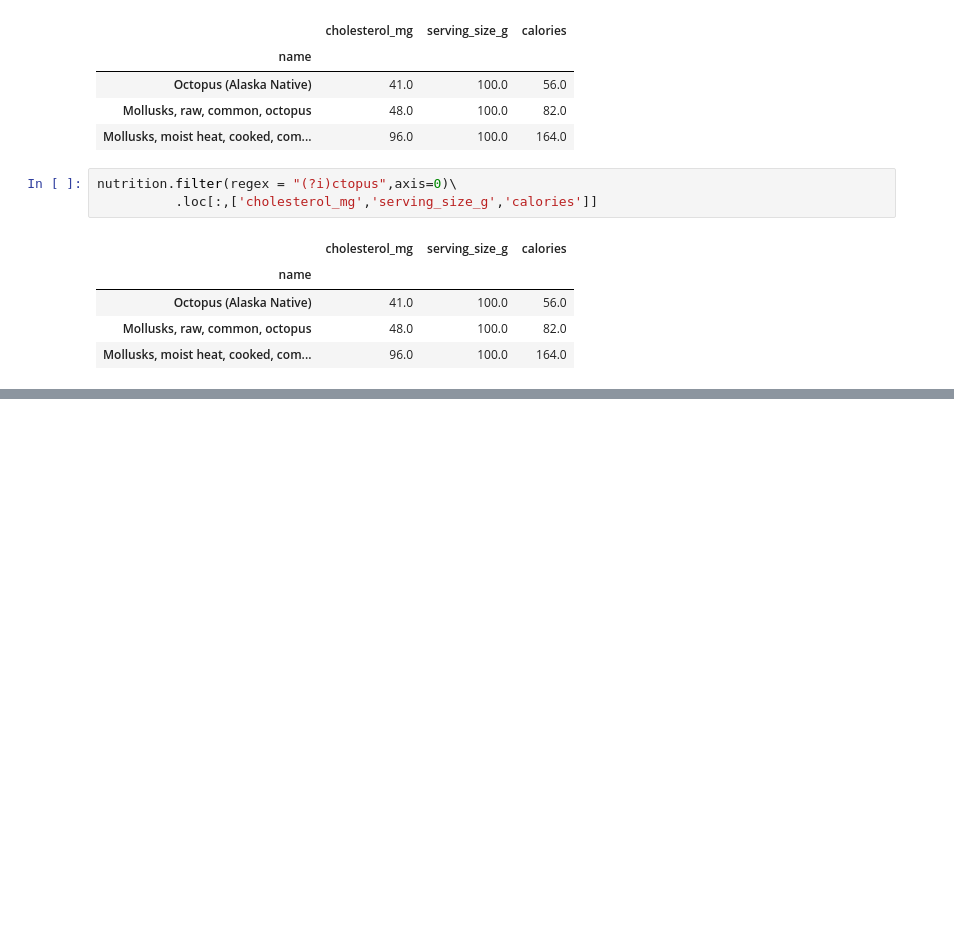
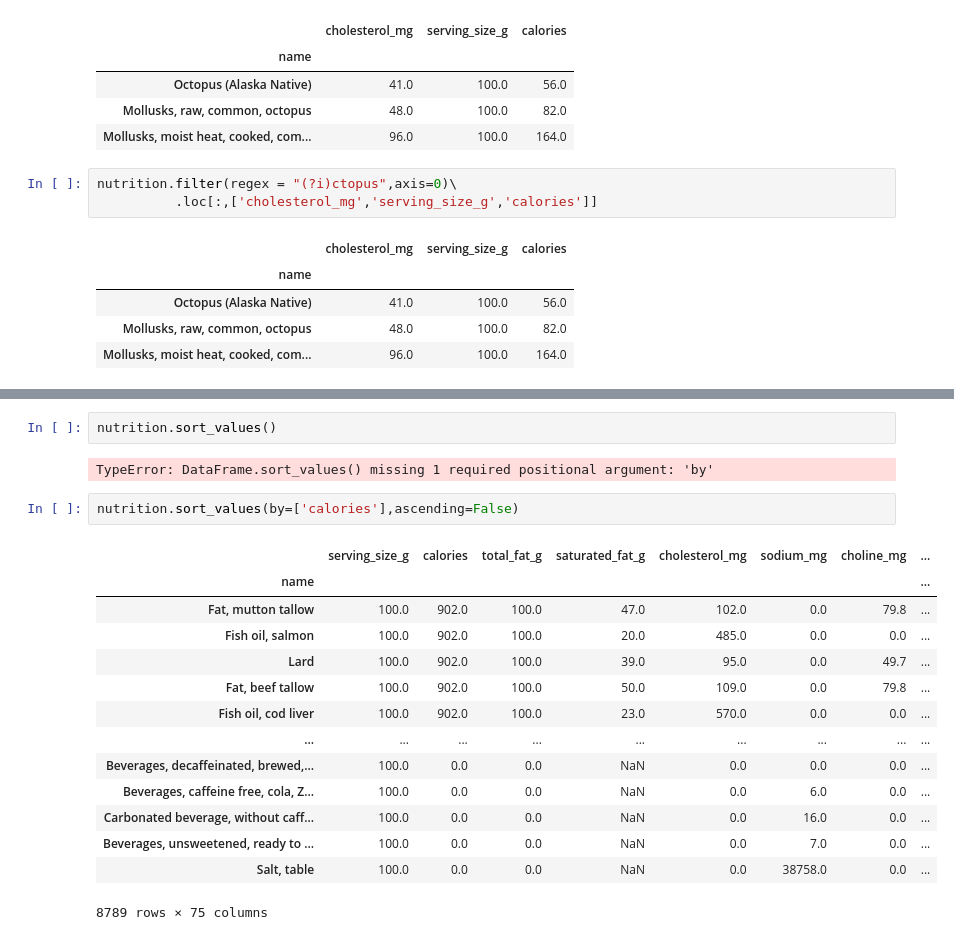
Before and after one commit to anup-byte/Pandas_Dataframe, a Jupyter notebook: Day18.ipynb, the cells around one changed output, grey strips where cells are left out. Saved outputs shown, nothing was run; the diff lists cells and outputs as text; blank space fills up the shorter version.

Commit message:
Sorting dataframe completed

```diff
--- a/Day18.ipynb
+++ b/Day18.ipynb
@@ -347,0 +399,21 @@ nutrition.filter(regex = "(?i)ctopus",axis=0)\
+# %%
+nutrition.sort_values()
+# %% [output]
+TypeError: DataFrame.sort_values() missing 1 required positional argument: 'by'
+# %%
+nutrition.sort_values(by=['calories'],ascending=False)
+# %% [output]
+|  | serving_size_g | calories | total_fat_g | saturated_fat_g | cholesterol_mg | sodium_mg | choline_mg | ... |
+| name |  |  |  |  |  |  |  | ... |
+| Fat, mutton tallow | 100.0 | 902.0 | 100.0 | 47.0 | 102.0 | 0.0 | 79.8 | ... |
+| Fish oil, salmon | 100.0 | 902.0 | 100.0 | 20.0 | 485.0 | 0.0 | 0.0 | ... |
+| Lard | 100.0 | 902.0 | 100.0 | 39.0 | 95.0 | 0.0 | 49.7 | ... |
+| Fat, beef tallow | 100.0 | 902.0 | 100.0 | 50.0 | 109.0 | 0.0 | 79.8 | ... |
+| Fish oil, cod liver | 100.0 | 902.0 | 100.0 | 23.0 | 570.0 | 0.0 | 0.0 | ... |
+| ... | ... | ... | ... | ... | ... | ... | ... | ... |
+| Beverages, decaffeinated, brewed,... | 100.0 | 0.0 | 0.0 | NaN | 0.0 | 0.0 | 0.0 | ... |
+| Beverages, caffeine free, cola, Z... | 100.0 | 0.0 | 0.0 | NaN | 0.0 | 6.0 | 0.0 | ... |
+| Carbonated beverage, without caff... | 100.0 | 0.0 | 0.0 | NaN | 0.0 | 16.0 | 0.0 | ... |
+| Beverages, unsweetened, ready to ... | 100.0 | 0.0 | 0.0 | NaN | 0.0 | 7.0 | 0.0 | ... |
+| Salt, table | 100.0 | 0.0 | 0.0 | NaN | 0.0 | 38758.0 | 0.0 | ... |
+8789 rows × 75 columns
```
Also changed, not shown: parts of 11 cells of this notebook.
